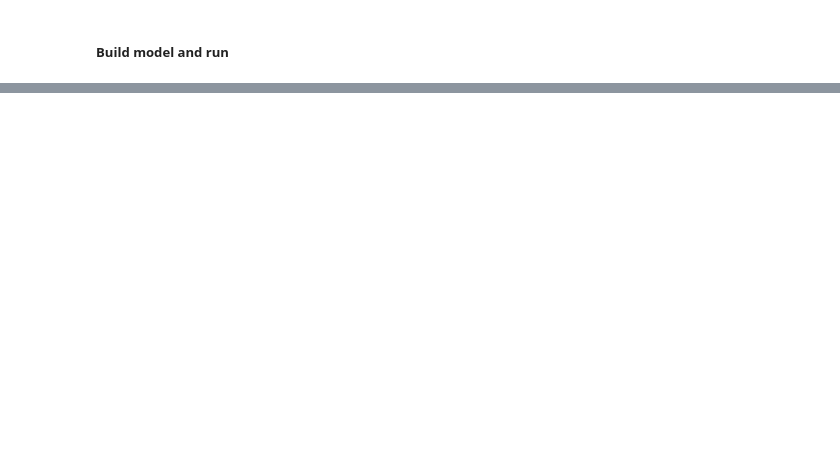
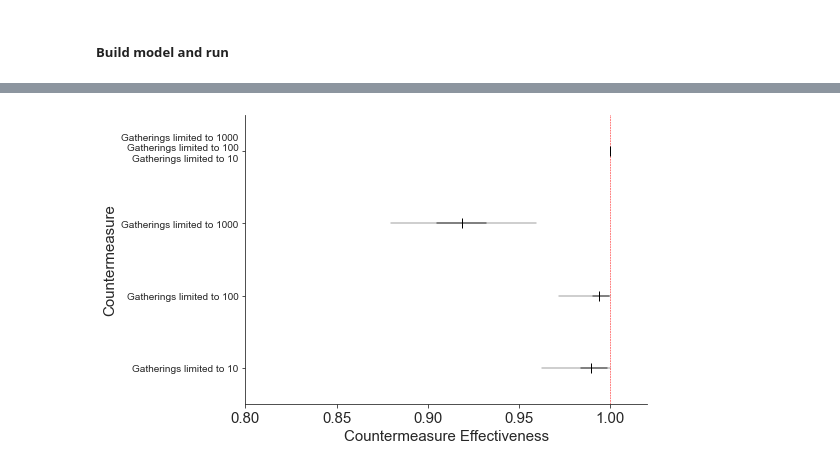
Before and after one commit to AnnieStephenson/epimodel, a Jupyter notebook: notebooks/sensitivity_stability_checks/cm_combined_effects.ipynb, the cells around one changed output, grey strips where cells are left out. Saved outputs shown, nothing was run; the diff lists cells and outputs as text; code cells hidden in the pictures; blank space fills up the shorter version.

```diff
--- a/notebooks/sensitivity_stability_checks/cm_combined_effects.ipynb
+++ b/notebooks/sensitivity_stability_checks/cm_combined_effects.ipynb
@@ -268,0 +143,86 @@ plt.savefig('out/cm_combo_effects.pdf')
+# %%
+# dictionary for label names
+feature_label_names = {'Healthcare specialisation': 'Healthcare specialisation',
+                       'Mask wearing over 70%': 'Mask wearing over 70%',
+                       'Gatherings limited to 1000': 'Gatherings limited to 1000',
+                       'Gatherings limited to 100': 'Gatherings limited to 100',
+                       'Gatherings limited to 10': 'Gatherings limited to 10',
+                       'Business suspended - some': 'Some businesses closed',
+                       'Business suspended - many': 'Many businesses closed',
+                       'Schools and universities closed': 'Schools and universities closed',
+                       'General curfew': 'General curfew'}
+
+for i in range(len(feature_combos)):
+
+    feature_list = feature_combos[i]
+    n_tot = len(feature_list) + 1 # +1 because we plot the combined with each feature
+    y_vals = -1 * np.arange(n_tot)
+
+    # set up plot
+    plt.figure(figsize=(8, 5))
+    plt.plot([1, 1], [1, -(n_tot)], "--r", linewidth=0.5)
+
+    # calculate confidence intervals of individual cms
+    li = np.percentile(model.trace["CMReduction"], 2.5, axis=0)
+    ui = np.percentile(model.trace["CMReduction"], 97.5, axis=0)
+    lq = np.percentile(model.trace["CMReduction"], 25, axis=0)
+    uq = np.percentile(model.trace["CMReduction"], 75, axis=0)
+
+    # get means and confidence intervals for all the features
+    labels = []
+    means = []
+    label_combo = ''
+    mean_combo = 1
+    li_combo = 1
+    ui_combo = 1
+    lq_combo = 1
+    uq_combo = 1
+    for j in range(len(feature_list)):
+        feature = feature_list[j]
+        ind = np.where(feature == np.array(features))[0][0]
+
+        # means
+        mean = np.mean(model.trace["CMReduction"], axis=0)[ind]
+        means.append(mean)
+        mean_combo = mean_combo*(1-np.mean(model.trace["CMReduction"], axis=0)[ind])
+
+        # confidence intervals
+        li_combo = li_combo*(1-li[ind])
+        ui_combo = ui_combo*(1-ui[ind])
+        lq_combo = lq_combo*(1-lq[ind])
+        uq_combo = uq_combo*(1-uq[ind])
+
+        # plot the single countermeasure confidence intervals
+        plt.plot([li[ind], ui[ind]], [y_vals[j+1], y_vals[j+1]], color='k', alpha=0.25, solid_capstyle='round') # j+1 since plot combo first
+        plt.plot([lq[ind], uq[ind]], [y_vals[j+1], y_vals[j+1]], color='k', alpha=0.5, solid_capstyle='round')
+
+        # make labels
+        label_combo+= feature_label_names[feature] + '\n'
+        label = feature_label_names[feature]
+        labels.append(label)
+    labels = [label_combo] + labels
+    mean_combo = 1-mean_combo
+    li_combo = 1-li_combo
+    ui_combo = 1-ui_combo
+    lq_combo = 1-lq_combo
+    uq_combo = 1-uq_combo
+
+    # plot means
+    all_means = np.append(mean_combo, np.array(means))
+    plt.plot(all_means, y_vals, marker="|", markersize=10, color='k', linewidth=0)
+
+    # plot combo
+    plt.plot([li_combo, ui_combo], [y_vals[0], y_vals[0]], color='k', alpha=0.25, solid_capstyle='round')
+    plt.plot([lq_combo, uq_combo], [y_vals[0], y_vals[0]], color='k', alpha=0.5, solid_capstyle='round')
+    plt.xlim([0.8, 1.02])
+    plt.rc('font', size=15)
+    plt.ylim([-(n_tot - 0.5), 0.5])
+    plt.ylabel("Countermeasure", rotation=90)
+    plt.yticks(y_vals, labels, fontsize=10)
+    plt.xticks(np.arange(0.8,1.05, 0.05))
+    plt.xlabel("Countermeasure Effectiveness")
+    sns.despine()
+    plt.tight_layout()
+    plt.savefig('out/cm_combo_effects' + str(i) + '.pdf')
+# %% [output]
+[figure, added]
```
Also changed, not shown: parts of 9 cells of this notebook.
